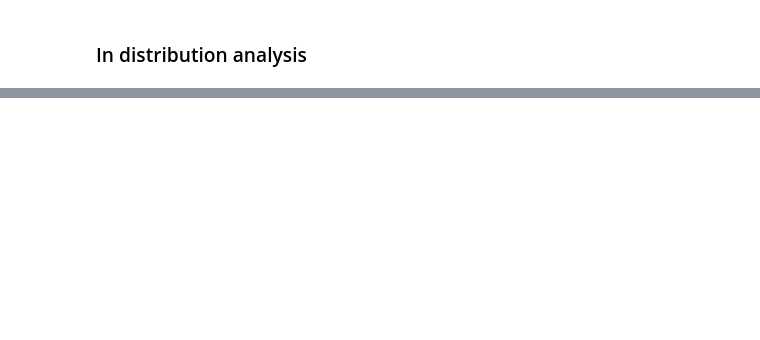
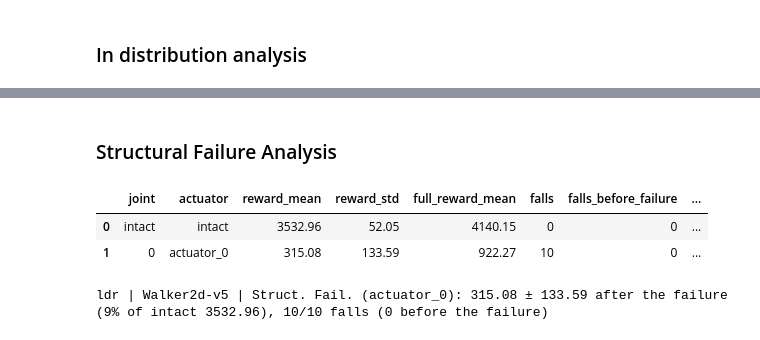
Before and after one commit to gcsarker/uclr, a Jupyter notebook: results.ipynb, the cells around one changed output, grey strips where cells are left out. Cells and saved outputs as stored; diff of their text form; code cells hidden in the pictures; blank space fills up the shorter version.

```diff
--- a/results.ipynb
+++ b/results.ipynb
@@ -661,0 +874,20 @@ for param, r in ood_per_param.iterrows():
+# %% [markdown]
+### Structural Failure Analysis
+# %%
+# Structural failure: actuator 0 disabled after 200 steps (Xu's setting), reward counted after the failure only
+#   10 episodes from the same start states; intact reference uses the same episodes without the failure
+#   joints="all" additionally fails each actuator in turn
+
+sf_per_joint, sf_df, sf_intact = evaluate_structural_failure(
+    inference_agent, ENV_ID, joints=(0,), lag=200, episodes=10, save_dir=checkpoint_path.parent)
+
+display(sf_per_joint.round(2))
+for _, r in sf_per_joint[sf_per_joint["joint"] != "intact"].iterrows():
+    print(f"{model} | {ENV_ID} | Struct. Fail. ({r.actuator}): {r.reward_mean:.2f} ± {r.reward_std:.2f} "
+          f"after the failure ({r.pct_of_intact:.0f}% of intact {sf_intact:.2f}), "
+          f"{int(r.falls)}/{int(r.n_episodes)} falls ({int(r.falls_before_failure)} before the failure)")
+# %% [output]
+|  | joint | actuator | reward_mean | reward_std | full_reward_mean | falls | falls_before_failure | ... |
+| 0 | intact | intact | 3532.96 | 52.05 | 4140.15 | 0 | 0 | ... |
+| 1 | 0 | actuator_0 | 315.08 | 133.59 | 922.27 | 10 | 0 | ... |
+ldr | Walker2d-v5 | Struct. Fail. (actuator_0): 315.08 ± 133.59 after the failure (9% of intact 3532.96), 10/10 falls (0 before the failure)
```
Also changed, not shown: parts of 12 cells of this notebook, 9 other files.
